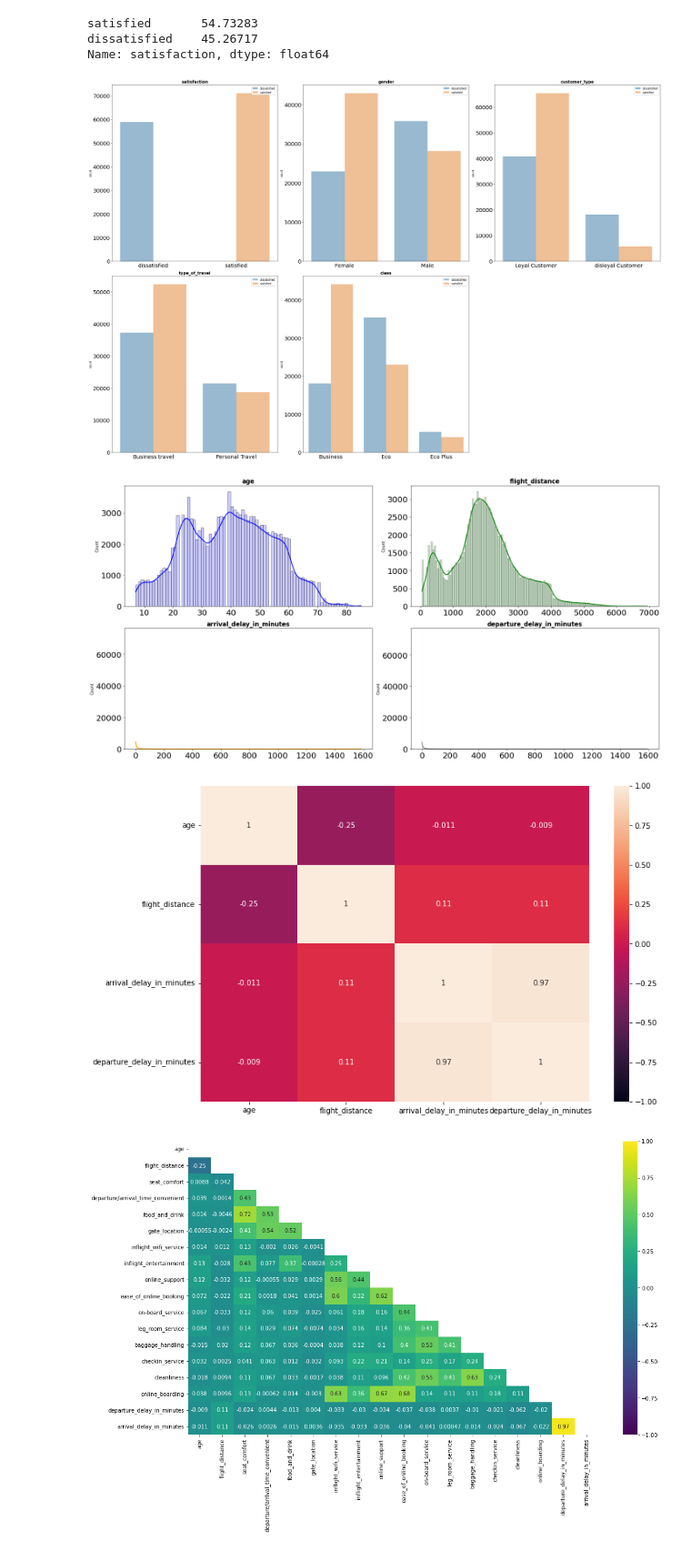
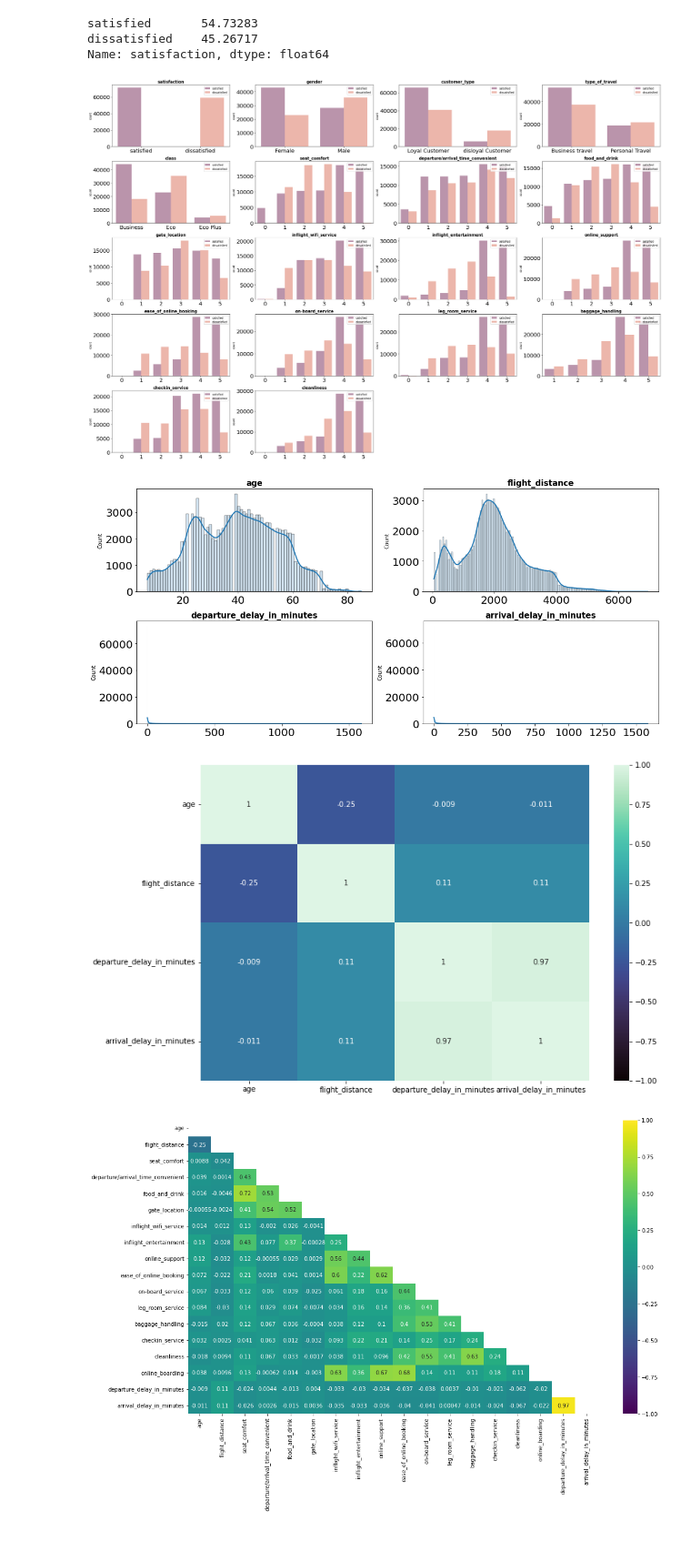
Before and after one commit to Adalab/promo_d_da_modulo3_sprint1_Estibaliz_Lorena, a Jupyter notebook: pair_regresion_logistica_eda.ipynb, the cells around one changed output. Shown at 91% size. Drawn from its saved outputs; the diff is of its cells as text; code cells hidden in the pictures.

```diff
--- a/pair_regresion_logistica_eda.ipynb
+++ b/pair_regresion_logistica_eda.ipynb
@@ -197,0 +199,3 @@ similar_variables(lista_col)
+# %%
+for i in columnas_categoricas:
+    df[i] = df[i].astype("category")
@@ -198,4 +222,4 @@ similar_variables(lista_col)
 # %%
-df_cat= df.select_dtypes(include = 'object')
+df_cat = df.select_dtypes(exclude = np.number)
 df_cat.head()
 # %% [output]
@@ -208,3 +231,0 @@ df_cat.head()
-# %%
-for i in df_cat.columns:
-    df_cat[i] = df_cat[i].astype("category")
@@ -239,7 +251,7 @@ Name: satisfaction, dtype: float64
 # Gráfico de distribución para cada variable categórica
 # ==============================================================================
 
-fig, axes = plt.subplots(nrows = 2, ncols = 3, figsize = (30, 20))
+fig, axes = plt.subplots(nrows = 5, ncols = 4, figsize = (30, 20))
 
 axes = axes.flat
 
@@ -248,6 +260,7 @@ for i, colum in enumerate(df_cat):
         data = df_cat,
         x = colum,
         hue = "satisfaction",
+        palette = 'rocket',
         alpha = 0.5,
         ax = axes[i])
 
@@ -258,6 +271,7 @@ for i, colum in enumerate(df_cat):
     axes[i].legend(loc= "upper right")
 
 fig.delaxes(axes[-1])
+fig.delaxes(axes[-2])
 fig.tight_layout();
 # %% [output]
-[figure, old version]
+[figure, new version]
@@ -269,38 +280,40 @@ numericas_reales=  df_num.filter(items = ["age", "flight_distance", "arrival_del
 # %%
 # Gráfico de distribución para cada variable numérica
 # ==============================================================================
 
-fig, axes = plt.subplots(nrows = 2, ncols = 2, figsize = (20, 10))
+fig, axes = plt.subplots(nrows = 2, ncols = 2, figsize = (15, 7))
 
-lista_colores = ["blue", "green", "orange", "grey"]
+# lista_colores = ["blue", "green", "orange", "grey"]
 
 axes = axes.flat
 
-for i, colum in enumerate(numericas_reales):
+for i, colum in enumerate(df_num.columns):
     sns.histplot(
-        data = numericas_reales,
+        data = df_num,
         x = colum,
         kde = True,
-        color = lista_colores[i],
+        palette = 'mako',
+        # color = lista_colores[i],
         line_kws = {"linewidth": 2},
         alpha = 0.2,
         ax = axes[i])
 
 
     axes[i].set_title(colum, fontsize = 15, fontweight = "bold")
     axes[i].tick_params(labelsize = 20)
     axes[i].set_xlabel("")
 
 #plt.xlim([25, 50])
 fig.tight_layout();
 # %% [output]
-[figure, old version]
+[figure, new version]
 # %%
 plt.figure(figsize= (12,8))
-sns.heatmap(numericas_reales.corr(),
+sns.heatmap(df_num.corr(),
+            cmap='mako',
             annot = True,
             vmin = -1,
             vmax= 1);
 # %% [output]
-[figure, old version]
+[figure, new version]
 # %%
```
Also changed, not shown: parts of 23 cells of this notebook, 1 other file.
